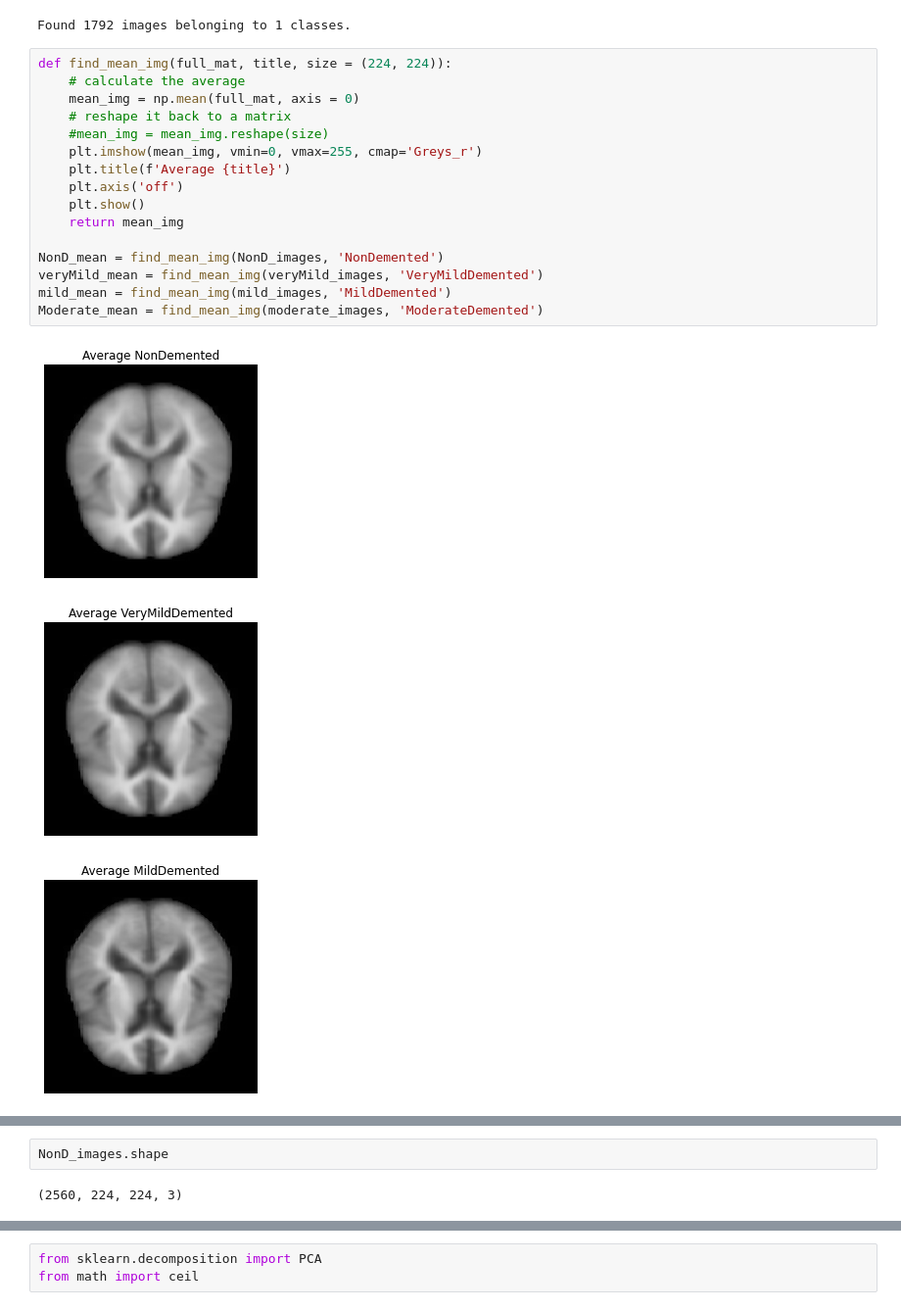
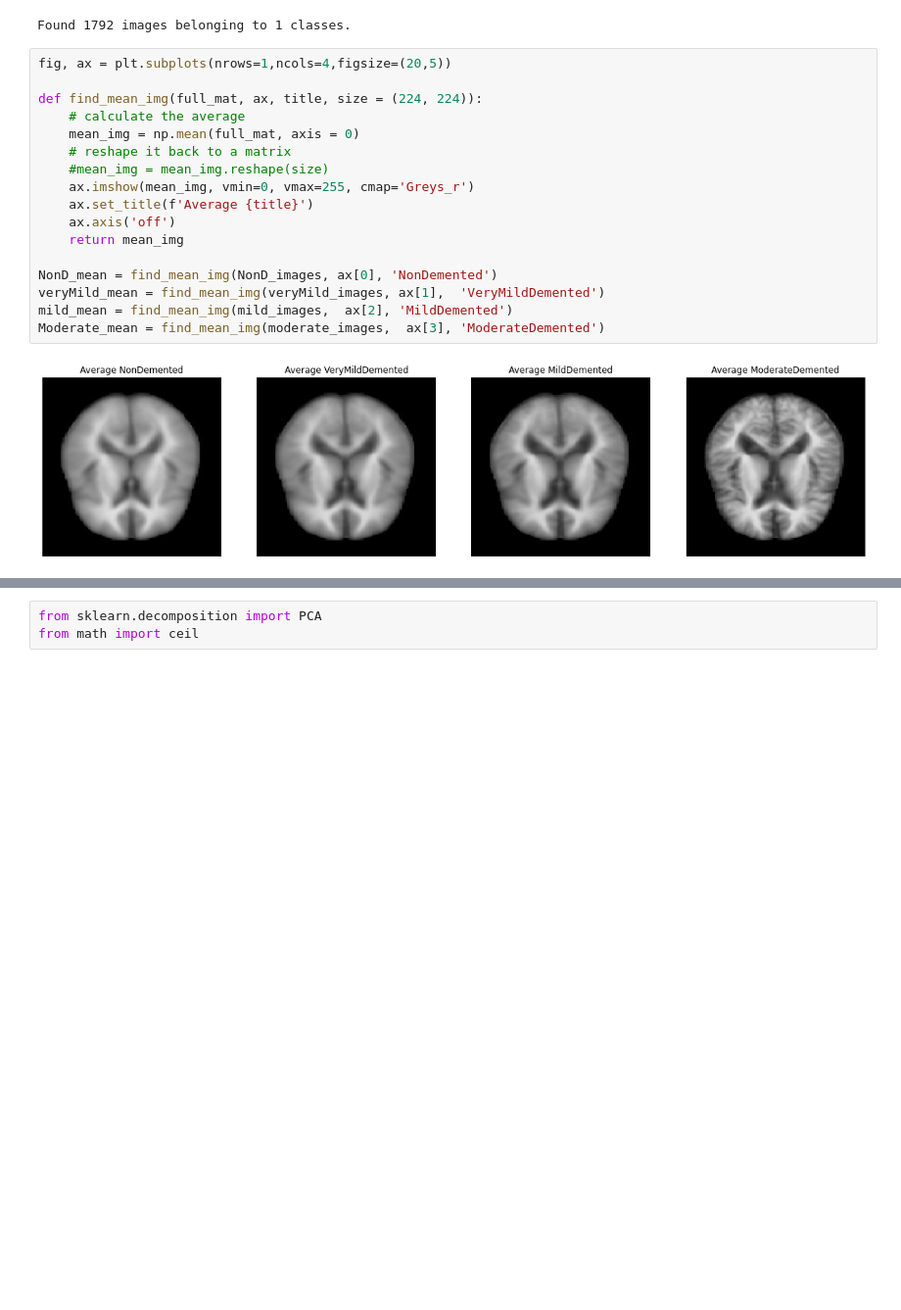
Before and after one commit to Jacobheyman702/Alzheimer_Image_classifier-, a Jupyter notebook: Image_analysis.ipynb, the cells around one changed output, grey strips where cells are left out. Shown at 98% size. Cells and saved outputs as stored; diff of their text form; blank space fills up the shorter version.

```diff
--- a/Image_analysis.ipynb
+++ b/Image_analysis.ipynb
@@ -238,22 +138,21 @@ veryMild_images, veryMild_labels = next(data_veryMild)
 # %% [output]
 Found 1792 images belonging to 1 classes.
 # %%
-def find_mean_img(full_mat, title, size = (224, 224)):
+fig, ax = plt.subplots(nrows=1,ncols=4,figsize=(20,5))
+
+def find_mean_img(full_mat, ax, title, size = (224, 224)):
     # calculate the average
     mean_img = np.mean(full_mat, axis = 0)
     # reshape it back to a matrix
     #mean_img = mean_img.reshape(size)
-    plt.imshow(mean_img, vmin=0, vmax=255, cmap='Greys_r')
-    plt.title(f'Average {title}')
-    plt.axis('off')
-    plt.show()
+    ax.imshow(mean_img, vmin=0, vmax=255, cmap='Greys_r')
+    ax.set_title(f'Average {title}')
+    ax.axis('off')
     return mean_img
 
-NonD_mean = find_mean_img(NonD_images, 'NonDemented')
-veryMild_mean = find_mean_img(veryMild_images, 'VeryMildDemented')
-mild_mean = find_mean_img(mild_images, 'MildDemented')
-Moderate_mean = find_mean_img(moderate_images, 'ModerateDemented')
+NonD_mean = find_mean_img(NonD_images, ax[0], 'NonDemented')
+veryMild_mean = find_mean_img(veryMild_images, ax[1],  'VeryMildDemented')
+mild_mean = find_mean_img(mild_images,  ax[2], 'MildDemented')
+Moderate_mean = find_mean_img(moderate_images,  ax[3], 'ModerateDemented')
 # %% [output]
-[figure, old version]
+[figure, new version]
-[figure, removed]
-[figure, removed]
@@ -261,4 +158,0 @@ Moderate_mean = find_mean_img(moderate_images, 'ModerateDemented')
-# %%
-NonD_images.shape
-# %% [output]
-(2560, 224, 224, 3)
```
Also changed, not shown: parts of 47 cells of this notebook, 5 other files.
